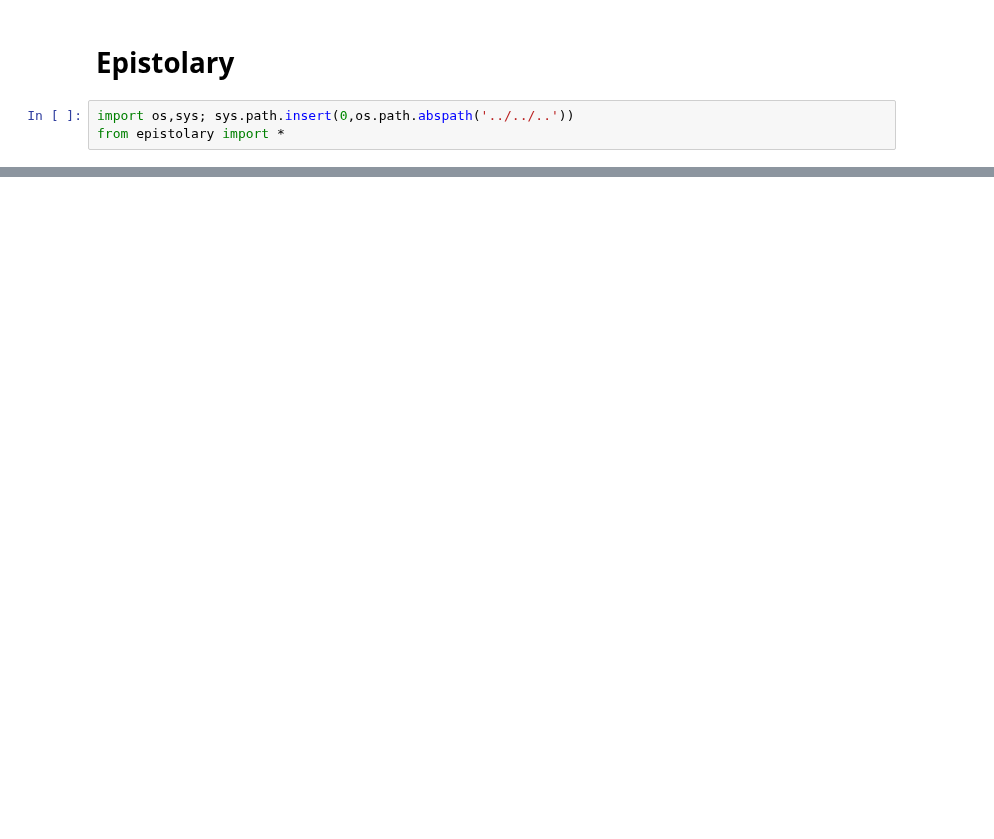
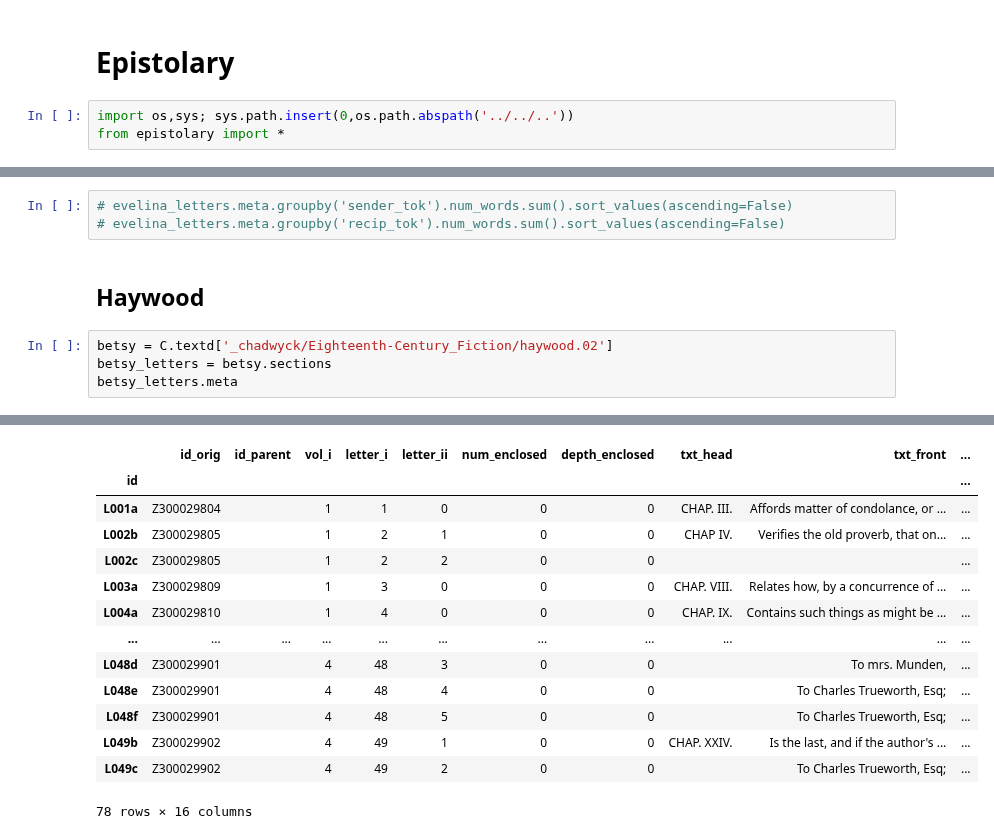
Before and after one commit to quadrismegistus/lltk, a Jupyter notebook: lltk/corpus/epistolary/test_epistolary.ipynb, the cells around one changed output, grey strips where cells are left out. Drawn from its saved outputs; the diff is of its cells as text; blank space fills up the shorter version.

```diff
--- a/lltk/corpus/epistolary/test_epistolary.ipynb
+++ b/lltk/corpus/epistolary/test_epistolary.ipynb
@@ -492,0 +100,10 @@ sct
+# %%
+# evelina_letters.meta.groupby('sender_tok').num_words.sum().sort_values(ascending=False)
+# evelina_letters.meta.groupby('recip_tok').num_words.sum().sort_values(ascending=False)
+# %% [markdown]
+## Haywood
+# %%
+betsy = C.textd['_chadwyck/Eighteenth-Century_Fiction/haywood.02']
+betsy_letters = betsy.sections
+betsy_letters.meta
+# %% [output]
@@ -492,0 +114,14 @@ sct
+|  | id_orig | id_parent | vol_i | letter_i | letter_ii | num_enclosed | depth_enclosed | txt_head | txt_front | ... |
+| id |  |  |  |  |  |  |  |  |  | ... |
+| L001a | Z300029804 |  | 1 | 1 | 0 | 0 | 0 | CHAP. III. | Affords matter of condolance, or ... | ... |
+| L002b | Z300029805 |  | 1 | 2 | 1 | 0 | 0 | CHAP IV. | Verifies the old proverb, that on... | ... |
+| L002c | Z300029805 |  | 1 | 2 | 2 | 0 | 0 |  |  | ... |
+| L003a | Z300029809 |  | 1 | 3 | 0 | 0 | 0 | CHAP. VIII. | Relates how, by a concurrence of ... | ... |
+| L004a | Z300029810 |  | 1 | 4 | 0 | 0 | 0 | CHAP. IX. | Contains such things as might be ... | ... |
+| ... | ... | ... | ... | ... | ... | ... | ... | ... | ... | ... |
+| L048d | Z300029901 |  | 4 | 48 | 3 | 0 | 0 |  | To mrs. Munden, | ... |
+| L048e | Z300029901 |  | 4 | 48 | 4 | 0 | 0 |  | To Charles Trueworth, Esq; | ... |
+| L048f | Z300029901 |  | 4 | 48 | 5 | 0 | 0 |  | To Charles Trueworth, Esq; | ... |
+| L049b | Z300029902 |  | 4 | 49 | 1 | 0 | 0 | CHAP. XXIV. | Is the last, and if the author's ... | ... |
+| L049c | Z300029902 |  | 4 | 49 | 2 | 0 | 0 |  | To Charles Trueworth, Esq; | ... |
+78 rows × 16 columns
```
Also changed, not shown: parts of 60 cells of this notebook, 12 other files.
